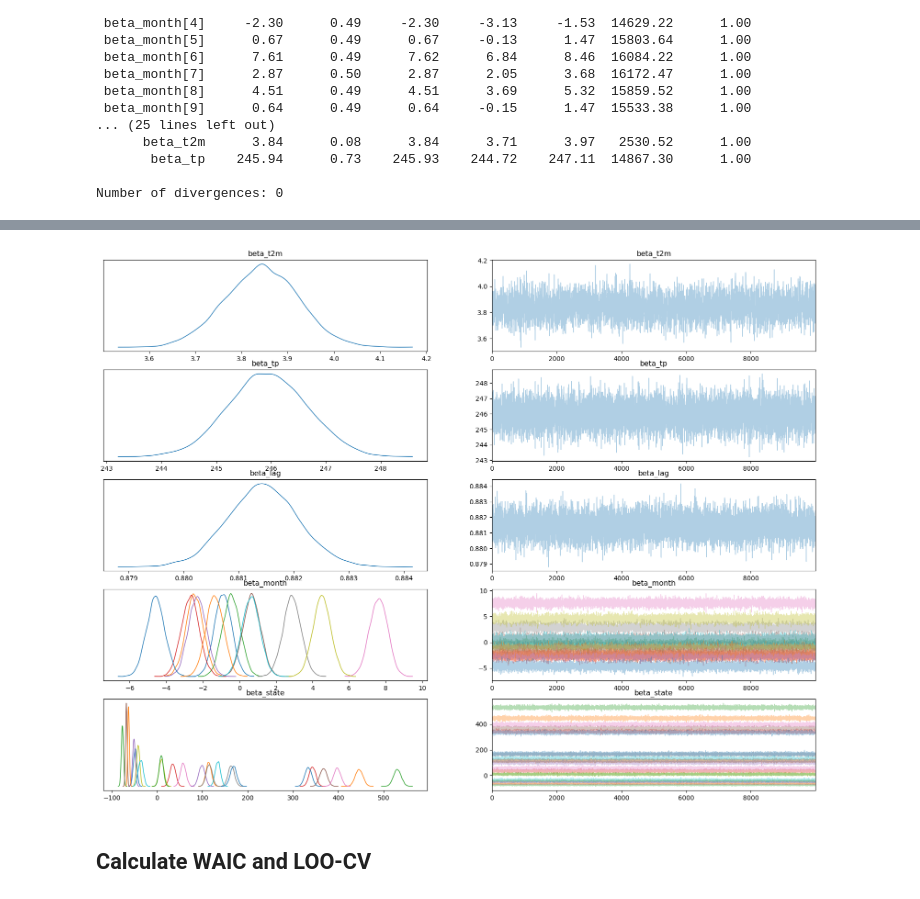
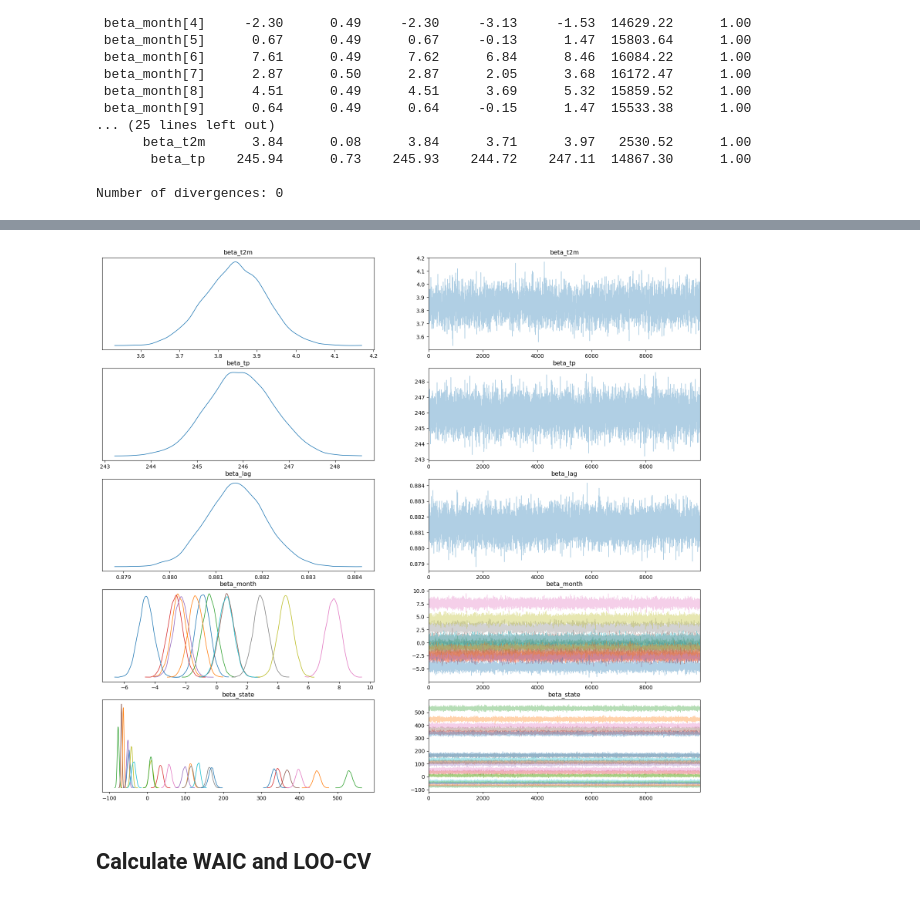
Before and after one commit to beria-kalpelbe/malaria-risk-prediction, a Jupyter notebook: src/statistical-modeling/bayesian_estimation.ipynb, the cells around one changed output, grey strips where cells are left out. Drawn from its saved outputs; the diff is of its cells as text; code cells hidden in the pictures.

```diff
--- a/src/statistical-modeling/bayesian_estimation.ipynb
+++ b/src/statistical-modeling/bayesian_estimation.ipynb
@@ -60,8 +60,10 @@ def panel_model(X, y=None):
     mu_state = jnp.dot(X[:, 3:26], beta_state)
     mu_month = jnp.dot(X[:, 26:], beta_month)
 
-    mu = numpyro.deterministic('mu', jnp.abs(mu_t2m + mu_tp + mu_lag + mu_state + mu_month))
-    numpyro.sample('obs', dist.Poisson(mu), obs=y)
+    # sigma = numpyro.sample('sigma', dist.HalfNormal(1.0))
+    mu = numpyro.deterministic('mu', mu_t2m + mu_tp + mu_lag + mu_state + mu_month)
+    numpyro.sample('obs', dist.Poisson(jnp.abs(mu)), obs=y)
+    # numpyro.sample('obs', dist.Normal(mu, sigma), obs=y)
 
 # Run MCMC to sample from the posterior
 nuts_kernel = NUTS(panel_model)
@@ -133,11 +145,11 @@ See the caveats in the documentation: https://pandas.pydata.org/pandas-docs/stab
 # %%
 idata = az.from_numpyro(mcmc)
 az.rcParams['plot.max_subplots'] = 200
-az.plot_trace(idata, compact=True, figsize=(20,15), kind='trace', var_names=["beta_t2m", 'beta_tp', 'beta_lag','beta_month', 'beta_state'])
-plt.savefig('../../docs/trace_plot.png', bbox_inches='tight', pad_inches=0.0)
+az.plot_trace(idata, compact=True, figsize=(20,18), kind='trace', var_names=["beta_t2m", 'beta_tp', 'beta_lag','beta_month', 'beta_state'])
+plt.savefig('../../docs/trace_plot.png', bbox_inches='tight', pad_inches=0.1)
 plt.show()
 # %% [output]
-[figure, old version]
+[figure, new version]
 # %% [markdown]
 ## Calculate WAIC and LOO-CV
 # %%
```
Also changed, not shown: parts of 6 cells of this notebook, 8 other files.
